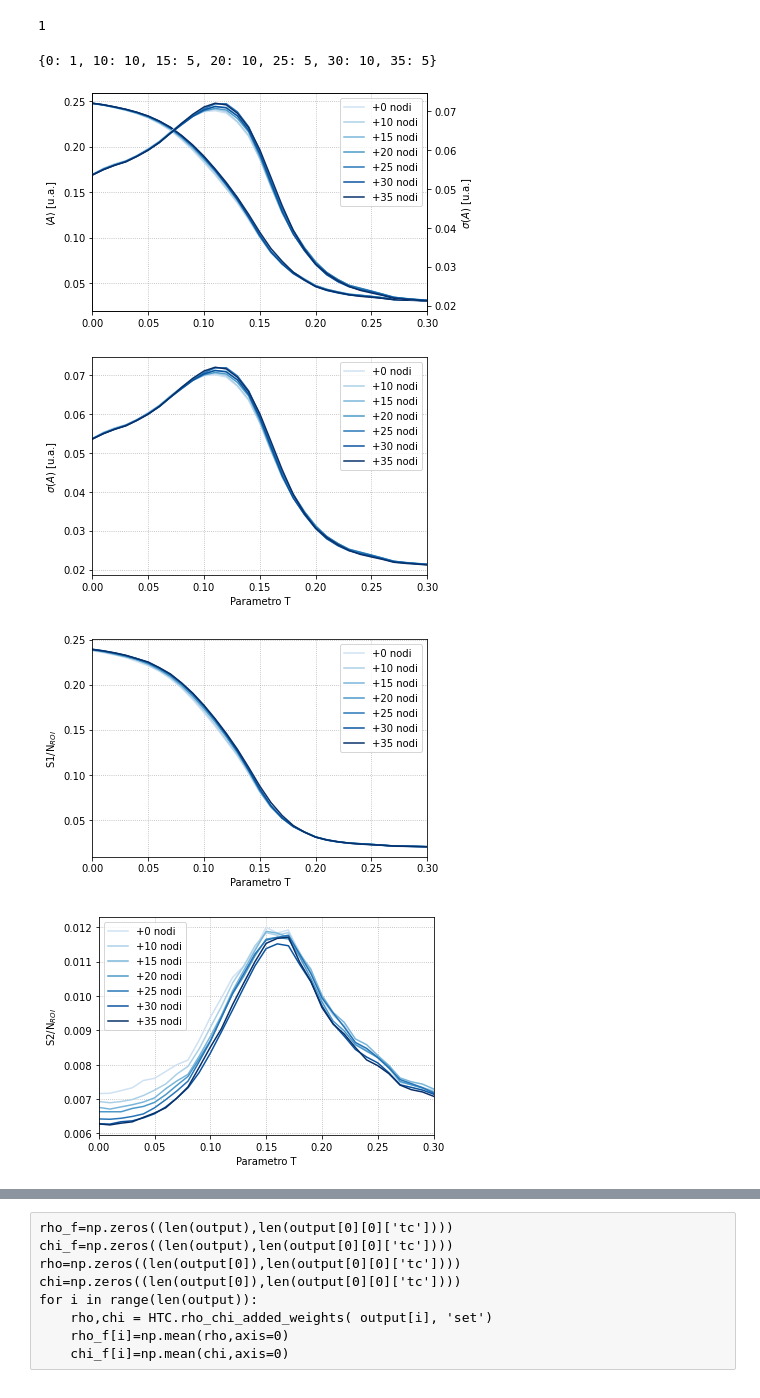
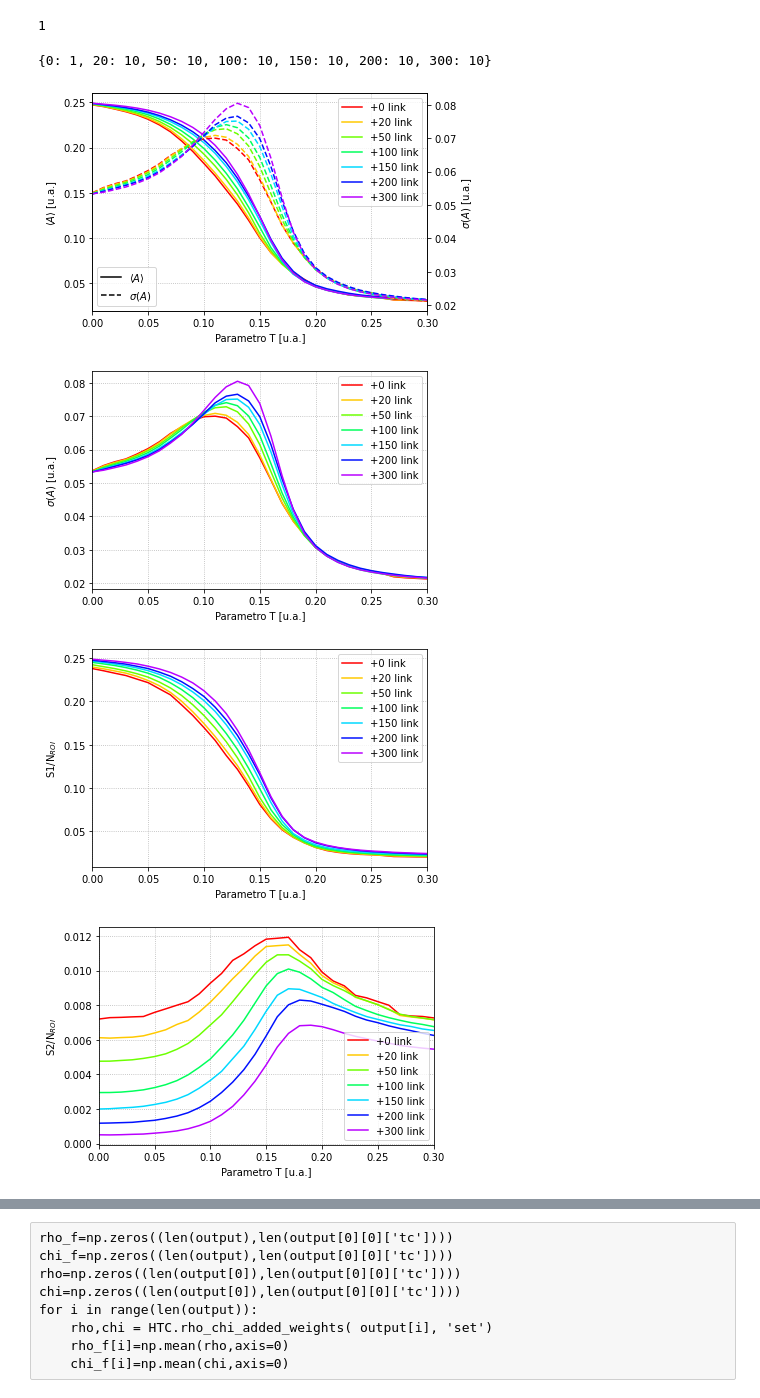
Before and after one commit to tommaso-bertola/TesiTriennale, a Jupyter notebook: Code/Analysis On Complete Simulation.ipynb, the cells around one changed output, grey strips where cells are left out. Cells and saved outputs as stored; diff of their text form; code cells hidden in the pictures.

```diff
--- a/Code/Analysis On Complete Simulation.ipynb
+++ b/Code/Analysis On Complete Simulation.ipynb
@@ -7,7 +9,7 @@ import HTC
 # %%
 # Load the serialized output from the simulation
-output=pickle.load(open('weight_100run_6000time_0-0to0-3tc_0-10-15-20-25-30-35.bin','rb'))
-attempts=pickle.load(open('weight_100run_6000time_0-0to0-3tc_0-10-15-20-25-30-35_attempts.bin', 'rb'))
+output=pickle.load(open('weight_100run_6000time_0-0to0-31tc_0_20_50_100_150_200_300.bin','rb'))
+attempts=pickle.load(open('weight_100run_6000time_0-0to0-31tc_0_20_50_100_150_200_300_attempts.bin', 'rb'))
 # %%
 len(output[0])
 # %% [output]
@@ -16,7 +18,7 @@ len(output[0])
 n_attempts=len(attempts)
 attempts
 # %% [output]
-{0: 1, 10: 10, 15: 5, 20: 10, 25: 5, 30: 10, 35: 5}
+{0: 1, 20: 10, 50: 10, 100: 10, 150: 10, 200: 10, 300: 10}
 # %%
 # Take the mean of the different attempts with the same connectome (as suggested by Giacomo)
 a_f=np.zeros((n_attempts,len(output[0][0]['activity']) ))
@@ -53,47 +55,51 @@ for j in range(len(output)):
 # %%
 fig1 = plt.figure()
 ax1 = fig1.add_subplot(111)
 
 
 for i,j in enumerate(attempts):
-    ax1.plot(output[0][0]['tc'],a_f[i], label='+'+str(j)+' nodi')#, lw=0.5)
-    #ax1.scatter(output[0][0]['tc'],a_f[i])#, label='+'+str(j)+' nodi')
+    ax1.plot(output[0][0]['tc'],a_f[i], label='+'+str(j)+' link')#, lw=0.5)
+    #ax1.scatter(output[0][0]['tc'],a_f[i])#, label='+'+str(j)+' link')
 
 
-colormap = plt.cm.Blues #nipy_spectral, Set1,Paired
-colors = [colormap(i) for i in np.linspace(0.2, 1,len(ax1.lines))]
+colormap = plt.cm.hsv #nipy_spectral, Set1,Paired
+colors = [colormap(i) for i in np.linspace(0.0, 0.8,len(ax1.lines))]
 for i,j in enumerate(ax1.lines):
     j.set_color(colors[i])
 
 ax2 = ax1.twinx()
 
 for i,j in enumerate(attempts):
-    ax2.plot(output[0][0]['tc'],sigma_a_f[i], label='+'+str(j)+' nodi')
+    ax2.plot(output[0][0]['tc'],sigma_a_f[i], label='+'+str(j)+' link', linestyle='dashed')
 
 
 for i,j in enumerate(ax2.lines):
     j.set_color(colors[i])
 
 
 ax1.legend()
 plt.xlim(0,0.3)
 ax1.grid(linestyle='dotted')
-plt.xlabel('Parametro T')
+ax1.set_xlabel('Parametro T [u.a.]')
 ax1.set_ylabel(r'$\langle A\rangle$ [u.a.]')
 ax2.set_ylabel(r'$\sigma (A)$ [u.a.]')
 
+legend_elements = [Line2D([0], [0], color='black', label=r'$\langle A\rangle$'),
+                   Line2D([0], [0], ls='dashed', color='black', label=r'$\sigma(A)$')]
+ax2.legend(handles=legend_elements, loc='lower left')
 
-plt.savefig('../Figure/Simulazione/Addw/a_sa.pdf', bbox_inches='tight')
+
+#plt.savefig('../Figure/Simulazione/Addw/a_sa.pdf', bbox_inches='tight')
 plt.show()
 # %% [output]
-[figure, old version]
+[figure, new version]
 # %%
 fig1 = plt.figure()
 ax1 = fig1.add_subplot(111)
 
 
 for i,j in enumerate(attempts):
-    plt.plot(output[0][0]['tc'],sigma_a_f[i], label='+'+str(j)+' nodi')
+    plt.plot(output[0][0]['tc'],sigma_a_f[i], label='+'+str(j)+' link')
 
 
 for i,j in enumerate(ax1.lines):
@@ -101,56 +107,56 @@ for i,j in enumerate(ax1.lines):
 
 plt.legend()
 plt.grid(linestyle='dotted')
-plt.xlabel('Parametro T')
+plt.xlabel('Parametro T [u.a.]')
 plt.xlim(0,0.3)
 plt.ylabel(r'$\sigma (A)$ [u.a.]')
 plt.savefig('../Figure/Simulazione/Addw/sa.pdf', bbox_inches='tight')
 
 plt.show()
 # %% [output]
-[figure, old version]
+[figure, new version]
 # %%
 
 fig1 = plt.figure()
 ax1 = fig1.add_subplot(111)
 
 for i,j in enumerate(attempts):
-    plt.plot(output[0][0]['tc'],s1_f[i]/66, label='+'+str(j)+' nodi')
+    plt.plot(output[0][0]['tc'],s1_f[i]/66, label='+'+str(j)+' link')
 
 for i,j in enumerate(ax1.lines):
     j.set_color(colors[i])
 
 plt.legend()
 plt.grid(linestyle='dotted')
-plt.xlabel('Parametro T')
+plt.xlabel('Parametro T [u.a.]')
 plt.ylabel(r'S1/N$_{ROI}$')
 plt.xlim(0,0.3)
 plt.savefig('../Figure/Simulazione/Addw/s1.pdf', bbox_inches='tight')
 
 plt.show()
 # %% [output]
-[figure, old version]
+[figure, new version]
 # %%
 fig1 = plt.figure()
 ax1 = fig1.add_subplot(111)
 
 
 for i,j in enumerate(attempts):
-    plt.plot(output[0][0]['tc'],s2_f[i]/66, label='+'+str(j)+' nodi')
+    plt.plot(output[0][0]['tc'],s2_f[i]/66, label='+'+str(j)+' link')
 
 for i,j in enumerate(ax1.lines):
     j.set_color(colors[i])
 
 plt.legend()
 plt.grid(linestyle='dotted')
-plt.xlabel('Parametro T')
+plt.xlabel('Parametro T [u.a.]')
 plt.ylabel(r'S2/N$_{ROI}$')
 plt.xlim(0,0.3)
 plt.savefig('../Figure/Simulazione/Addw/s2.pdf', bbox_inches='tight')
 
 plt.show()
 # %% [output]
-[figure, old version]
+[figure, new version]
 # %%
 rho_f=np.zeros((len(output),len(output[0][0]['tc'])))
 chi_f=np.zeros((len(output),len(output[0][0]['tc'])))
```
Also changed, not shown: parts of 5 cells of this notebook, 54 other files.
